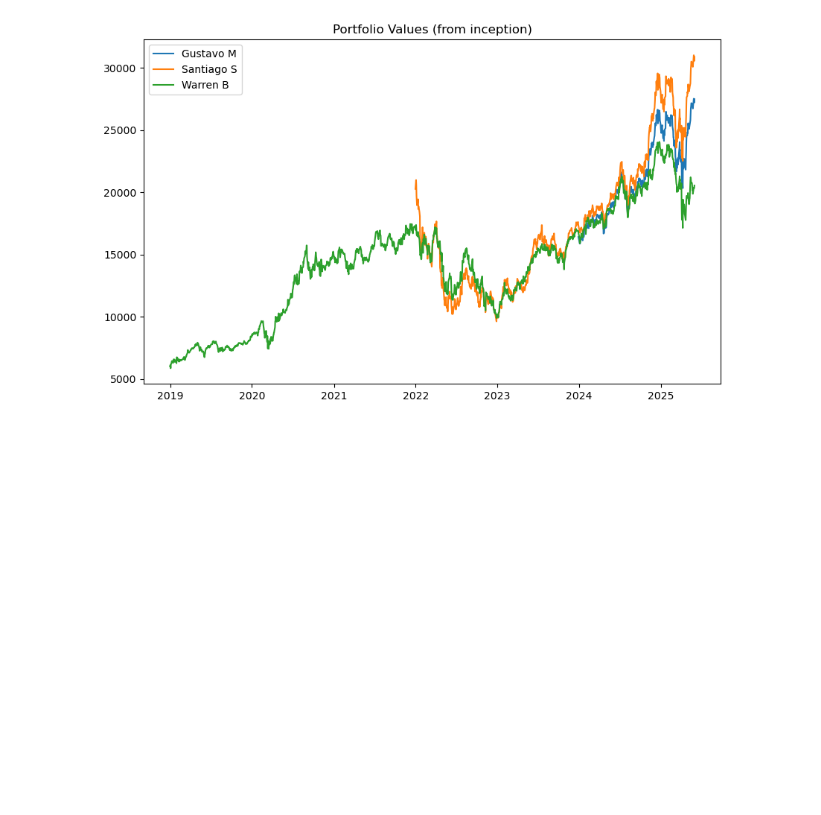
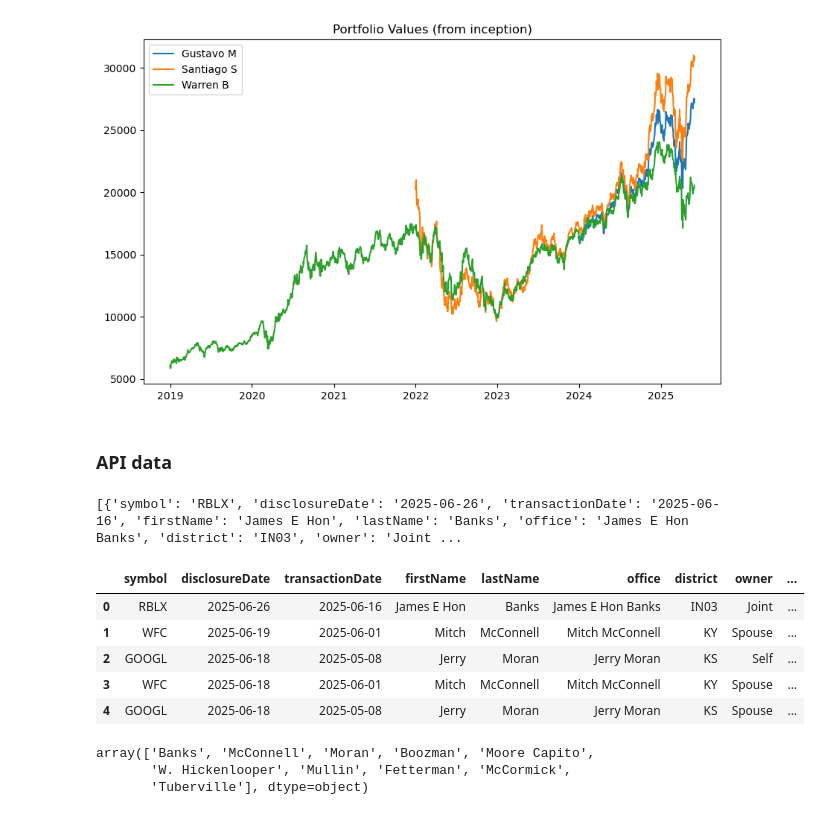
Before and after one commit to santiago20342/python-coruse, a Jupyter notebook: Projects/backtester/test.ipynb, the cells around one changed output. Drawn from its saved outputs; the diff is of its cells as text; code cells hidden in the pictures; blank space fills up the shorter version.

```diff
--- a/Projects/backtester/test.ipynb
+++ b/Projects/backtester/test.ipynb
@@ -499,3 +449,41 @@ plt.show()
 plot_df_prices_lines([portfolio_g, portfolio_s, portfolio_w])
 # %% [output]
 [figure]
+# %% [markdown]
+### API data
+# %%
+##FMP API
+# PUBLIC API KEY = ?apikey=eGw4yVV5QZwCAsvqO3zZcs8dNRulA1Nk
+import requests
+# Define the API endpoint and parameters
+url = "https://financialmodelingprep.com/stable/senate-latest"
+params = {
+    'apikey': 'eGw4yVV5QZwCAsvqO3zZcs8dNRulA1Nk'
+}
+response = requests.get(url, params=params)
+# Check if the request was successful
+if response.status_code == 200:
+    data = response.json()  # Parse the JSON response
+    print(data)  # Print the data or process it as needed
+# %% [output]
+[{'symbol': 'RBLX', 'disclosureDate': '2025-06-26', 'transactionDate': '2025-06-16', 'firstName': 'James E Hon', 'lastName': 'Banks', 'office': 'James E Hon Banks', 'district': 'IN03', 'owner': 'Joint ...
+# %%
+import pandas as pd
+# Convert the JSON data to a DataFrame
+df = pd.DataFrame(data)
+# Display the DataFrame
+#df.to_csv('data/senate_data.csv', index=False)  # Save to CSV file
+df.head()  # Display the first few rows of the DataFrame
+# %% [output]
+|  | symbol | disclosureDate | transactionDate | firstName | lastName | office | district | owner | ... |
+| 0 | RBLX | 2025-06-26 | 2025-06-16 | James E Hon | Banks | James E Hon Banks | IN03 | Joint | ... |
+| 1 | WFC | 2025-06-19 | 2025-06-01 | Mitch | McConnell | Mitch McConnell | KY | Spouse | ... |
+| 2 | GOOGL | 2025-06-18 | 2025-05-08 | Jerry | Moran | Jerry Moran | KS | Self | ... |
+| 3 | WFC | 2025-06-18 | 2025-06-01 | Mitch | McConnell | Mitch McConnell | KY | Spouse | ... |
+| 4 | GOOGL | 2025-06-18 | 2025-05-08 | Jerry | Moran | Jerry Moran | KS | Spouse | ... |
+# %%
+df['lastName'].unique()
+# %% [output]
+array(['Banks', 'McConnell', 'Moran', 'Boozman', 'Moore Capito',
+       'W. Hickenlooper', 'Mullin', 'Fetterman', 'McCormick',
+       'Tuberville'], dtype=object)
```
Also changed, not shown: parts of 11 cells of this notebook, 2 other files.
